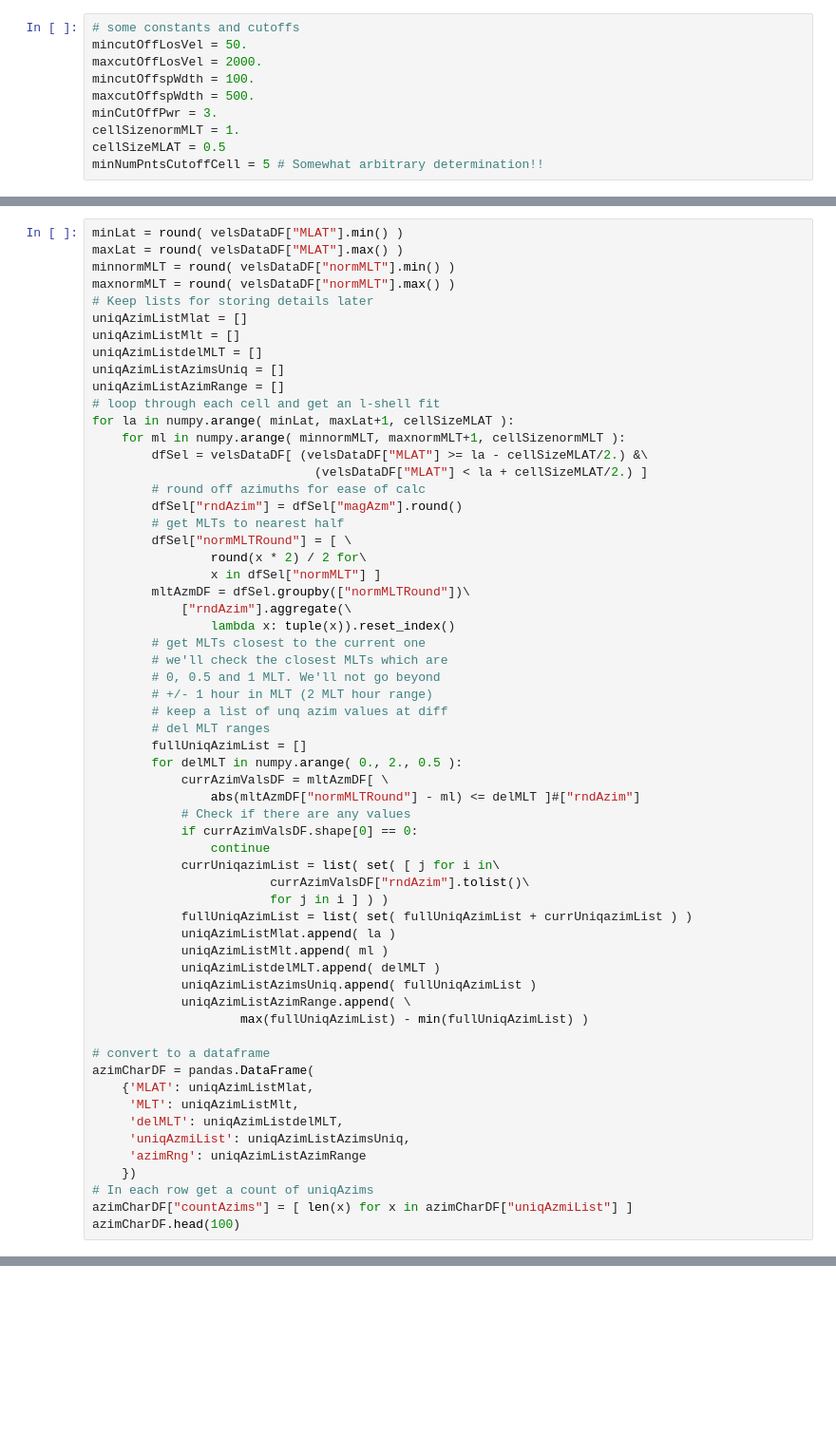
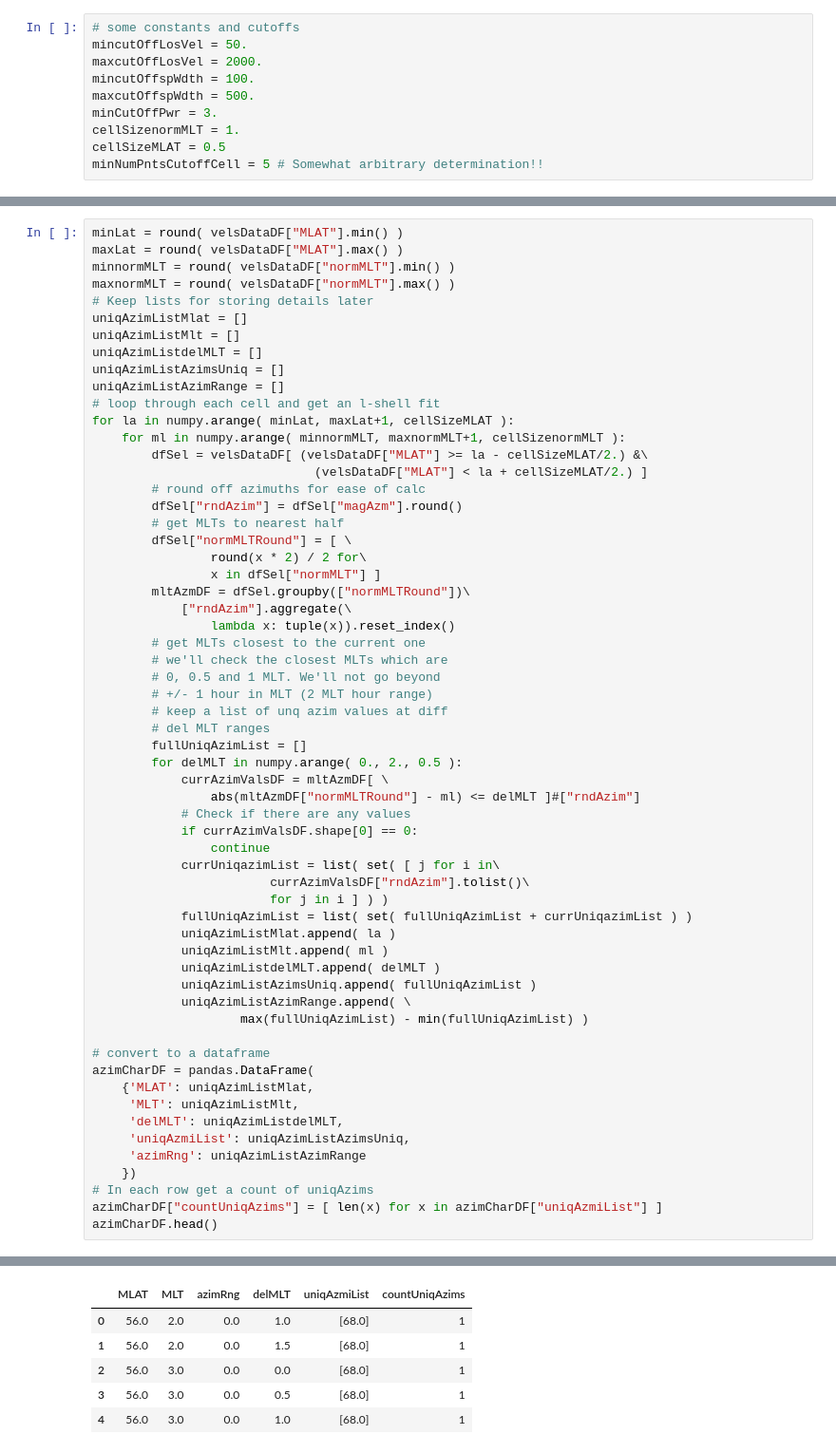
Before and after one commit to bharatreddy/indsvels, a Jupyter notebook: ipy/lshell-box.ipynb, the cells around one changed output, grey strips where cells are left out. Shown at 95% size. Saved outputs shown, nothing was run; the diff lists cells and outputs as text; blank space fills up the shorter version.

```diff
--- a/ipy/lshell-box.ipynb
+++ b/ipy/lshell-box.ipynb
@@ -91,5 +98,6 @@ azimCharDF = pandas.DataFrame(
      'azimRng': uniqAzimListAzimRange
     })
 # In each row get a count of uniqAzims
-azimCharDF["countAzims"] = [ len(x) for x in azimCharDF["uniqAzmiList"] ]
-azimCharDF.head(100)
+azimCharDF["countUniqAzims"] = [ len(x) for x in azimCharDF["uniqAzmiList"] ]
+azimCharDF.head()
+# %% [output]
@@ -95,0 +113,6 @@ azimCharDF.head(100)
+|  | MLAT | MLT | azimRng | delMLT | uniqAzmiList | countUniqAzims |
+| 0 | 56.0 | 2.0 | 0.0 | 1.0 | [68.0] | 1 |
+| 1 | 56.0 | 2.0 | 0.0 | 1.5 | [68.0] | 1 |
+| 2 | 56.0 | 3.0 | 0.0 | 0.0 | [68.0] | 1 |
+| 3 | 56.0 | 3.0 | 0.0 | 0.5 | [68.0] | 1 |
+| 4 | 56.0 | 3.0 | 0.0 | 1.0 | [68.0] | 1 |
```
Also changed, not shown: parts of 4 cells of this notebook, 1 other file.
